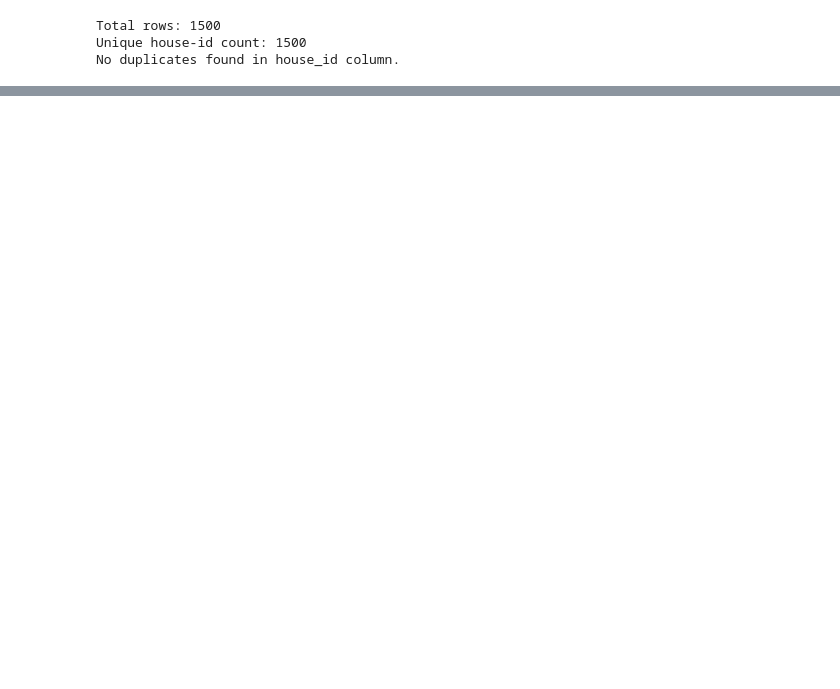
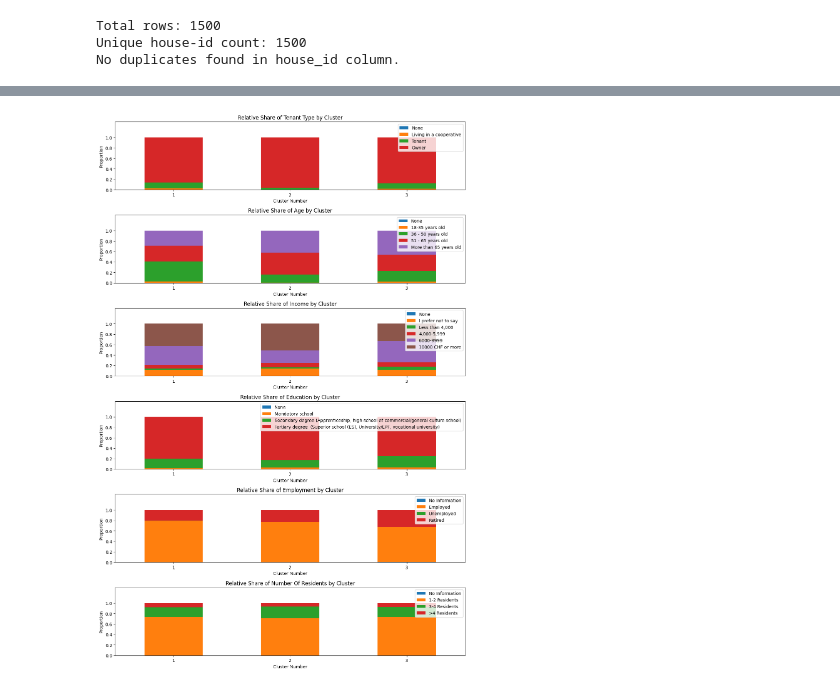
Before and after one commit to jasigrist/Customer_Segmentation_Lantern, a Jupyter notebook: Survey_clustering/Survey_Kmeans_DR.ipynb, the cells around one changed output, grey strips where cells are left out. Cells and saved outputs as stored; diff of their text form; code cells hidden in the pictures; blank space fills up the shorter version.

```diff
--- a/Survey_clustering/Survey_Kmeans_DR.ipynb
+++ b/Survey_clustering/Survey_Kmeans_DR.ipynb
@@ -469,0 +474,58 @@ plt.show()
+# %%
+#'days at home': ['No Information','<25%', '25-50%', '>50-75%', '>75%'],
+custom_category_orders = {
+    'Tenant Type': ['None', 'Living in a cooperative', 'Tenant', 'Owner'],
+    'Age': ['None', '18-35 years old', '36 - 50 years old', '51 - 65 years old', 'More than 65 years old'],
+    'Income': ['None', 'I prefer not to say', 'Less than 4,000', '4,000-5,999','6000-9999','10000 CHF or more' ],
+    'Education': ['None','Mandatory school', 'Secondary degree (Apprenticeship, high school et commercial/general culture school)', 'Tertiary degree  (Superior school (ES), University/EPF, vocational university)'],
+    'Employment': ['No Information', 'Employed', 'Unemployed', 'Retired'],
+    'Number of Residents':['No Information', '1-2 Residents', '3-4 Residents', '>4 Residents']
+}
+
+category_features = ['Tenant Type', 'Age', 'Income', 'Education', 'Employment', 'Number of Residents']
+n_features = len(category_features)
+
+final_df_plot = final_df.to_pandas()
+
+fig, axes = plt.subplots(n_features, 1, figsize=(12, 3 * n_features))
+
+if n_features == 1:
+    axes = [axes]
+
+for i, feature in enumerate(category_features):
+    ax = axes[i]
+    # Group and pivot data for plotting
+    counts = final_df_plot.groupby(['cluster', feature]).size().unstack(fill_value=0)
+    proportions = counts.div(counts.sum(axis=1), axis=0)
+
+    # Apply custom category order
+    order = custom_category_orders[feature]
+    proportions = proportions.reindex(columns=order)
+
+    # Plot stacked bar chart
+    proportions.plot(kind='bar', stacked=True, ax=ax)
+
+    # Titles and labels
+    ax.set_title(f'Relative Share of {feature.title()} by Cluster')
+    ax.set_ylabel('Proportion')
+    ax.set_xlabel('Cluster Number')
+    ax.set_ylim(0, 1.3)  # y-axis goes up to 1.3 to allow space above bars
+    ax.set_yticks(np.arange(0, 1.01, 0.2))
+
+    # Rotate x-ticks for readability
+    ax.set_xticklabels(ax.get_xticklabels(), rotation=0)
+    ax.legend(
+        loc='upper right',
+        bbox_to_anchor=(1, 1),
+        ncol=1,  # one column per category
+        fontsize='medium'
+    )
+plt.tight_layout()
+plt.savefig(
+f'/Users/jansigrist/Documents/SP/Customer_Segmentation_Lantern/Results/Plots/Survey/{data_type}_demographic.png'
+)
+
+
+plt.show()
+# %% [output]
+[figure, added]
```
Also changed, not shown: parts of 11 cells of this notebook, 13 other files.
